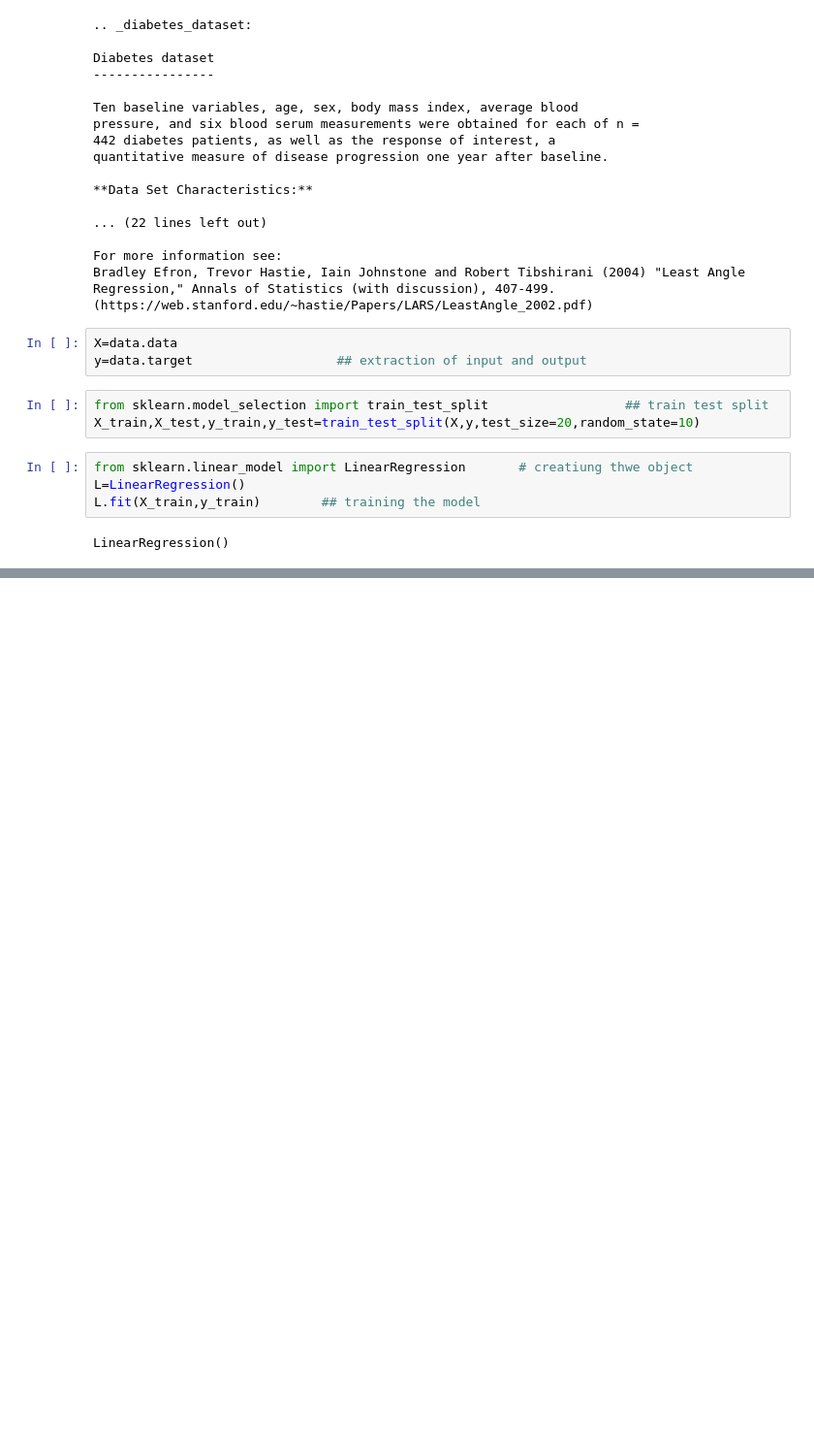
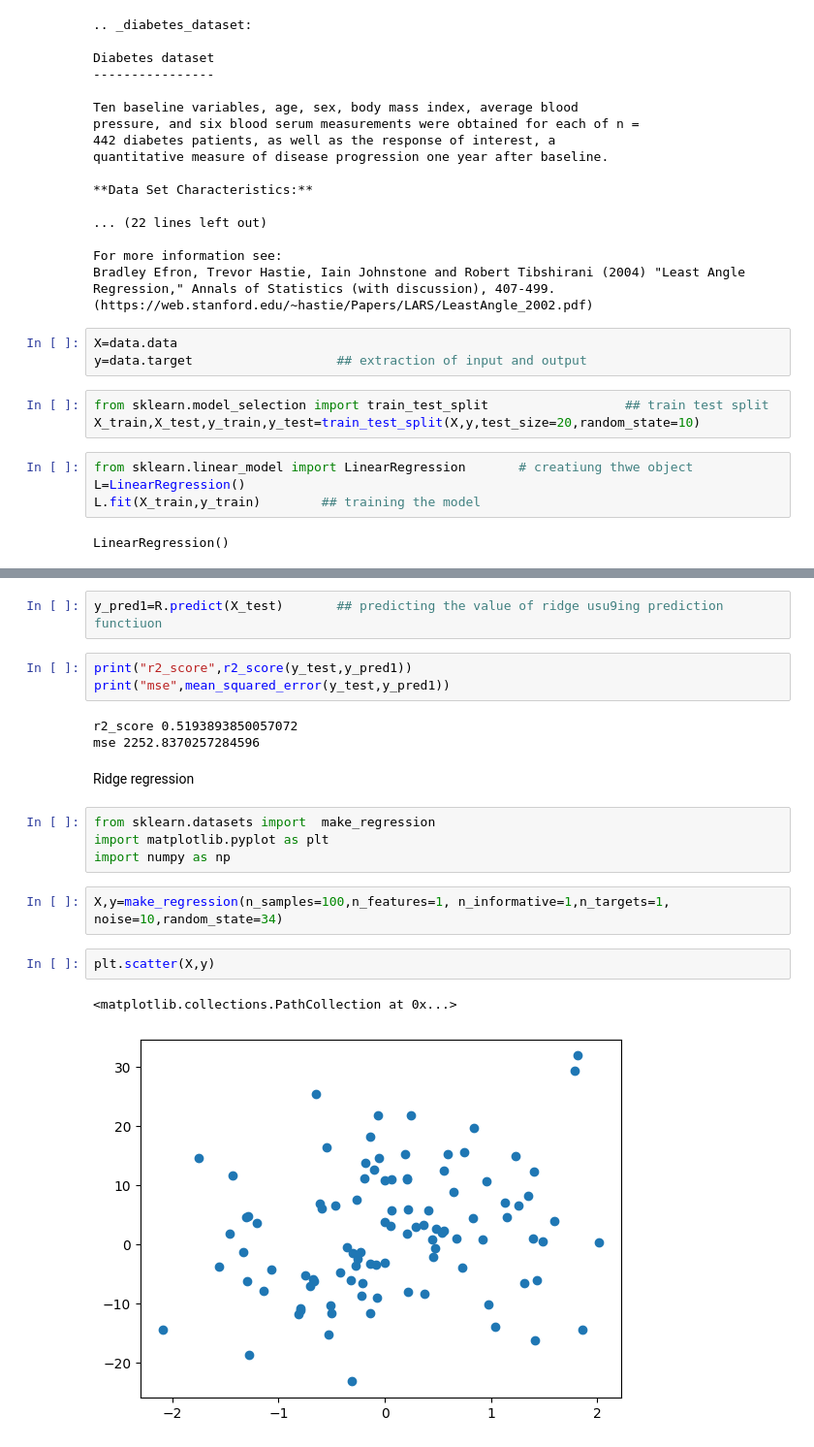
Before and after one commit to Aaaaddddyyyyyyyy/Machine-Learning-repo, a Jupyter notebook: Regularization.ipynb, the cells around one changed output, grey strips where cells are left out. Shown at 97% size. Saved outputs shown, nothing was run; the diff lists cells and outputs as text; blank space fills up the shorter version.

```diff
--- a/Regularization.ipynb
+++ b/Regularization.ipynb
@@ -41,0 +58,21 @@ LinearRegression()
+# %%
+y_pred1=R.predict(X_test)       ## predicting the value of ridge usu9ing prediction functiuon
+# %%
+print("r2_score",r2_score(y_test,y_pred1))
+print("mse",mean_squared_error(y_test,y_pred1))
+# %% [output]
+r2_score 0.5193893850057072
+mse 2252.8370257284596
+# %% [markdown]
+Ridge regression
+# %%
+from sklearn.datasets import  make_regression
+import matplotlib.pyplot as plt
+import numpy as np
+# %%
+X,y=make_regression(n_samples=100,n_features=1, n_informative=1,n_targets=1, noise=10,random_state=34)
+# %%
+plt.scatter(X,y)
+# %% [output]
+<matplotlib.collections.PathCollection at 0x...>
+[figure, added]
```
Also changed, not shown: parts of 3 cells of this notebook.
